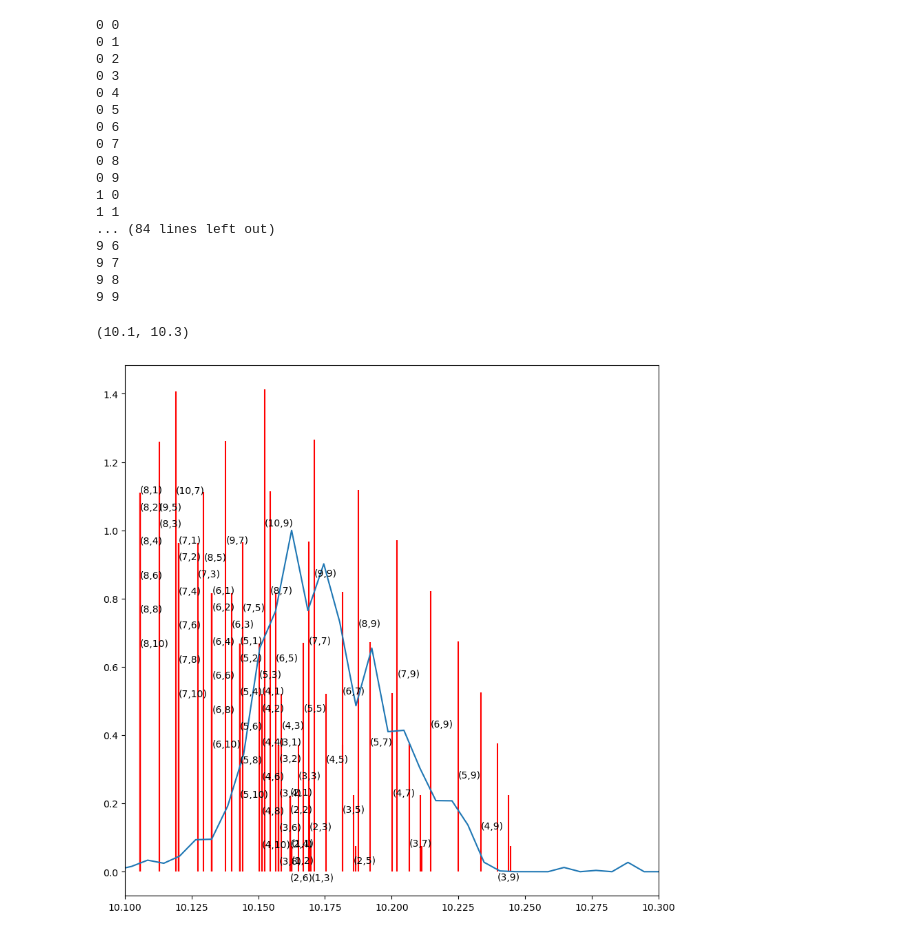
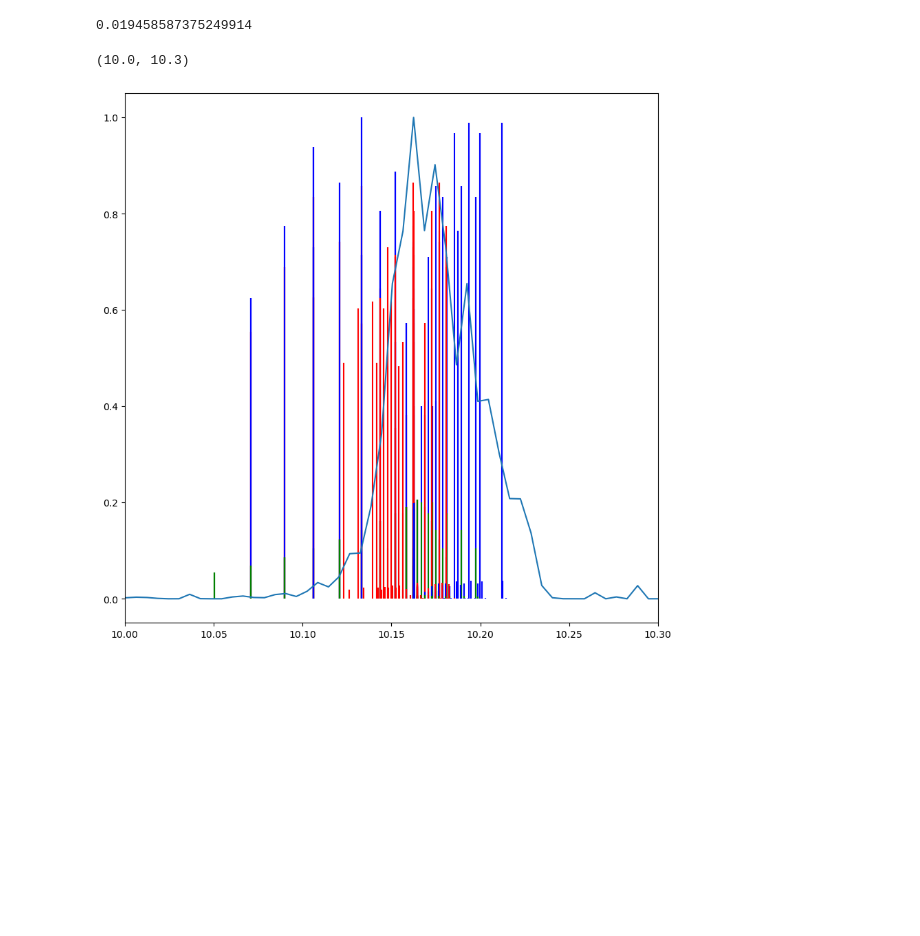
Before and after one commit to Jorgealfue10/Data_Analysis_Sharc, a Jupyter notebook: DUOeinscoeff.ipynb, the cells around one changed output. Cells and saved outputs as stored; diff of their text form; code cells hidden in the pictures; blank space fills up the shorter version.

```diff
--- a/DUOeinscoeff.ipynb
+++ b/DUOeinscoeff.ipynb
@@ -181,36 +555,32 @@ evals,relInt = make_int_byE(PHJener,PHMGSJener,dysmat_N_C1,PHvibs,PHMGSvibs,mask
 # %%
 exp_esp = np.loadtxt("/home/jorgebdelafuente/Doctorado/Photoion/SHARC/TPES.dat",skiprows=3)
 fig,ax = plt.subplots(figsize=(10,10))
 maxval = np.max(exp_esp[:,2])
 ax.plot(exp_esp[:,0],exp_esp[:,2]/maxval)
-for i in range(10):
-    less = 0
-    for j in range(10):
-        print(i,j)
-        maxval = np.max(relInt[0,0,i,:10])
-        maxval = 4
-        ax.vlines(evals[0,0,i,j]*27.2114,0,relInt[0,0,i,j]/maxval,color="red",zorder=-10)
-        ax.annotate(("("+str(i+1)+","+str(j+1)+")"),xy=(evals[0,0,i,j]*27.2114,relInt[0,0,i,j]/maxval-less))
-        less += 0.05
+maxval = np.max(relInt[:,:,:,:,:,:])
+print(maxval)
 
-ax.set_xlim(10.10,10.30)
+for i in range(5):
+    for j in range(5):
+        for k in range(10):
+            less = 0
+            for l in range(10):
+                for m in range(3):
+                    for n in range(3):
+                        if abs(k-l) < 10:
+                            if (l-k) == -1:
+                                ax.vlines(evals[i,j,k,l,m,n]*27.2114,0,relInt[i,j,k,l,m,n]/maxval,color="red",zorder=-10)
+                            elif (l-k) == 0:
+                                ax.vlines(evals[i,j,k,l,m,n]*27.2114,0,relInt[i,j,k,l,m,n]/maxval,color="green",zorder=-10)
+                            elif (l-k) == 1:
+                                ax.vlines(evals[i,j,k,l,m,n]*27.2114,0,relInt[i,j,k,l,m,n]/maxval,color="blue",zorder=-10)
+
+                            # if relInt[i,j,k,l,m,n]/maxval > 1.0e-2:
+                            #     ax.annotate(("("+str(i)+","+str(j)+"),("+str(k+1)+","+str(l+1)+")"),xy=(evals[i,j,k,l,m,n]*27.2114,relInt[i,j,k,l,m,n]/maxval))
+                    # less += 0.05
+
+ax.set_xlim(10.0,10.30)
 # %% [output]
-0 0
-0 1
-0 2
-0 3
-0 4
-0 5
-0 6
-0 7
-0 8
-0 9
-1 0
-1 1
-... (84 lines left out)
-9 6
-9 7
-9 8
-9 9
+0.019458587375249914
-(10.1, 10.3)
+(10.0, 10.3)
-[figure, old version]
+[figure, new version]
```
Also changed, not shown: parts of 2 cells of this notebook.
